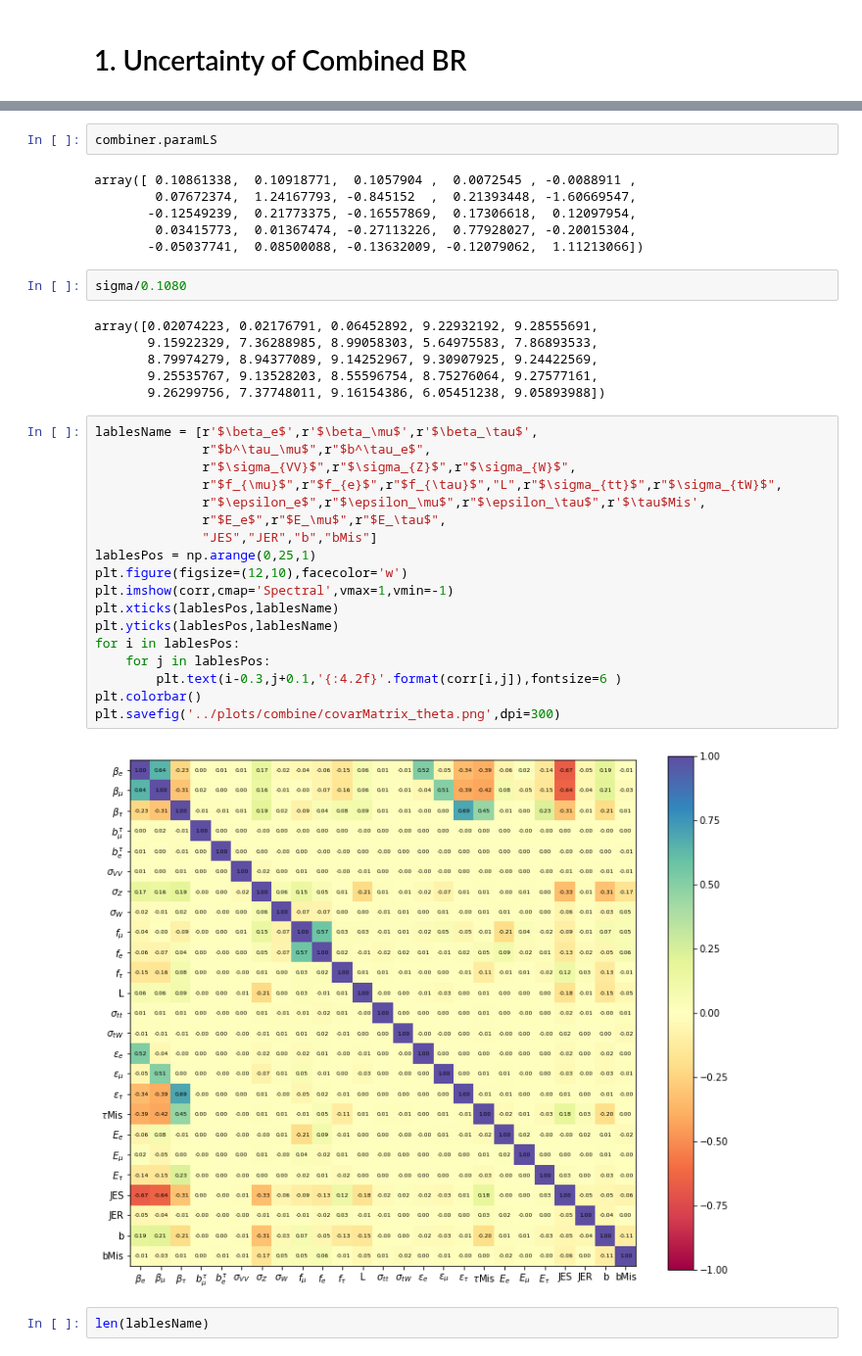
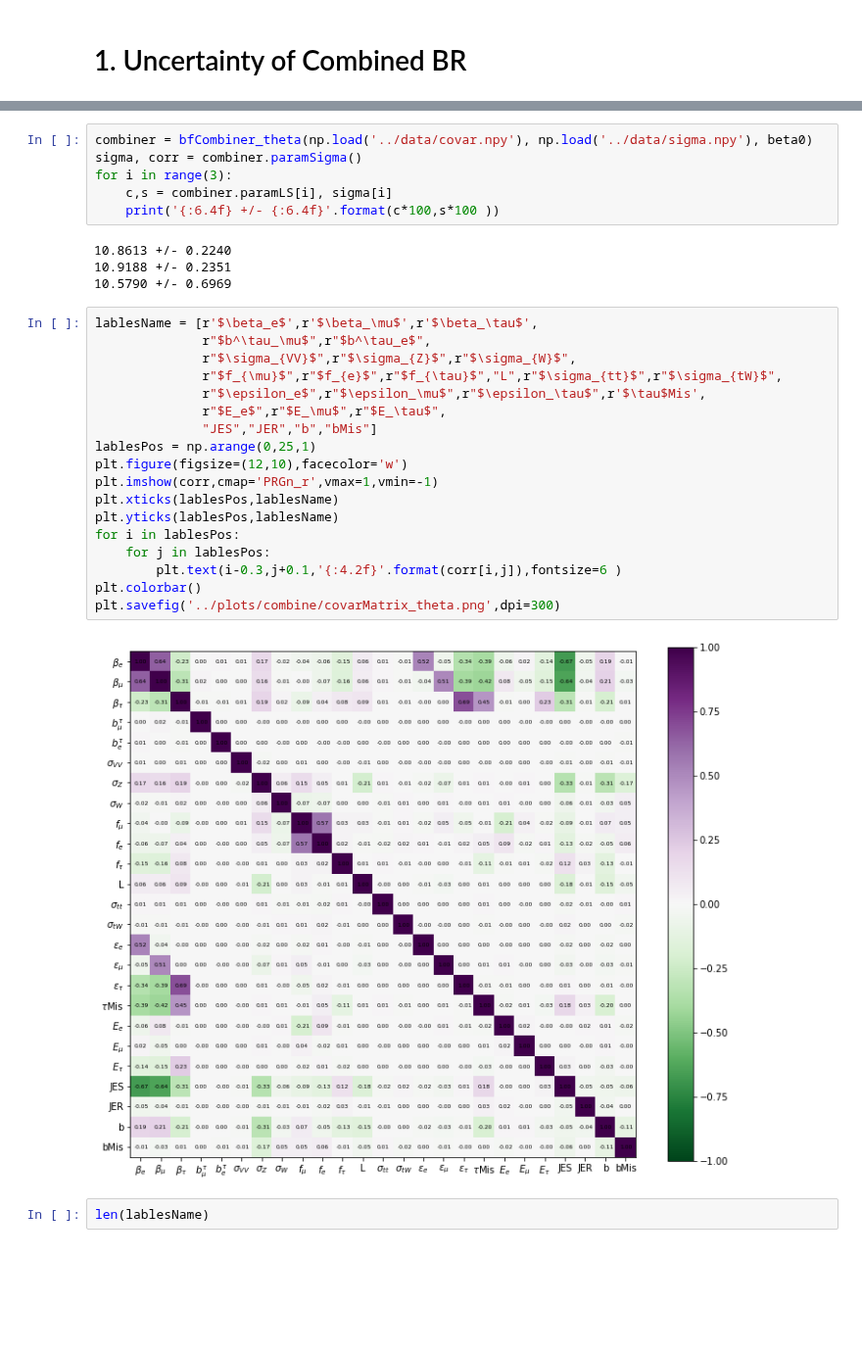
Before and after one commit to ZihengChen/WBranchingFaction, a Jupyter notebook: notebooks/ju_combineTheta.ipynb, the cells around one changed output, grey strips where cells are left out. Shown at 98% size. Cells and saved outputs as stored; diff of their text form; blank space fills up the shorter version.

```diff
--- a/notebooks/ju_combineTheta.ipynb
+++ b/notebooks/ju_combineTheta.ipynb
@@ -16,39 +11,33 @@ sigma, corr = combiner.paramSigma()
-# %%
-combiner.paramLS
-# %% [output]
-array([ 0.10861338,  0.10918771,  0.1057904 ,  0.0072545 , -0.0088911 ,
-        0.07672374,  1.24167793, -0.845152  ,  0.21393448, -1.60669547,
-       -0.12549239,  0.21773375, -0.16557869,  0.17306618,  0.12097954,
-        0.03415773,  0.01367474, -0.27113226,  0.77928027, -0.20015304,
-       -0.05037741,  0.08500088, -0.13632009, -0.12079062,  1.11213066])
-# %%
-sigma/0.1080
-# %% [output]
-array([0.02074223, 0.02176791, 0.06452892, 9.22932192, 9.28555691,
-       9.15922329, 7.36288985, 8.99058303, 5.64975583, 7.86893533,
-       8.79974279, 8.94377089, 9.14252967, 9.30907925, 9.24422569,
-       9.25535767, 9.13528203, 8.55596754, 8.75276064, 9.27577161,
-       9.26299756, 7.37748011, 9.16154386, 6.05451238, 9.05893988])
+# %%
+combiner = bfCombiner_theta(np.load('../data/covar.npy'), np.load('../data/sigma.npy'), beta0)
+sigma, corr = combiner.paramSigma()
+for i in range(3):
+    c,s = combiner.paramLS[i], sigma[i]
+    print('{:6.4f} +/- {:6.4f}'.format(c*100,s*100 ))
+# %% [output]
+10.8613 +/- 0.2240
+10.9188 +/- 0.2351
+10.5790 +/- 0.6969
 # %%
 lablesName = [r'$\beta_e$',r'$\beta_\mu$',r'$\beta_\tau$',
               r"$b^\tau_\mu$",r"$b^\tau_e$",
               r"$\sigma_{VV}$",r"$\sigma_{Z}$",r"$\sigma_{W}$",
               r"$f_{\mu}$",r"$f_{e}$",r"$f_{\tau}$","L",r"$\sigma_{tt}$",r"$\sigma_{tW}$",
               r"$\epsilon_e$",r"$\epsilon_\mu$",r"$\epsilon_\tau$",r'$\tau$Mis',
               r"$E_e$",r"$E_\mu$",r"$E_\tau$",
               "JES","JER","b","bMis"]
 lablesPos = np.arange(0,25,1)
 plt.figure(figsize=(12,10),facecolor='w')
-plt.imshow(corr,cmap='Spectral',vmax=1,vmin=-1)
+plt.imshow(corr,cmap='PRGn_r',vmax=1,vmin=-1)
 plt.xticks(lablesPos,lablesName)
 plt.yticks(lablesPos,lablesName)
 for i in lablesPos:
     for j in lablesPos:
         plt.text(i-0.3,j+0.1,'{:4.2f}'.format(corr[i,j]),fontsize=6 )
 plt.colorbar()
 plt.savefig('../plots/combine/covarMatrix_theta.png',dpi=300)
 # %% [output]
-[figure, old version]
+[figure, new version]
 # %%
 len(lablesName)
 # %% [output]
```
Also changed, not shown: parts of 2 cells of this notebook, 8 other files.
